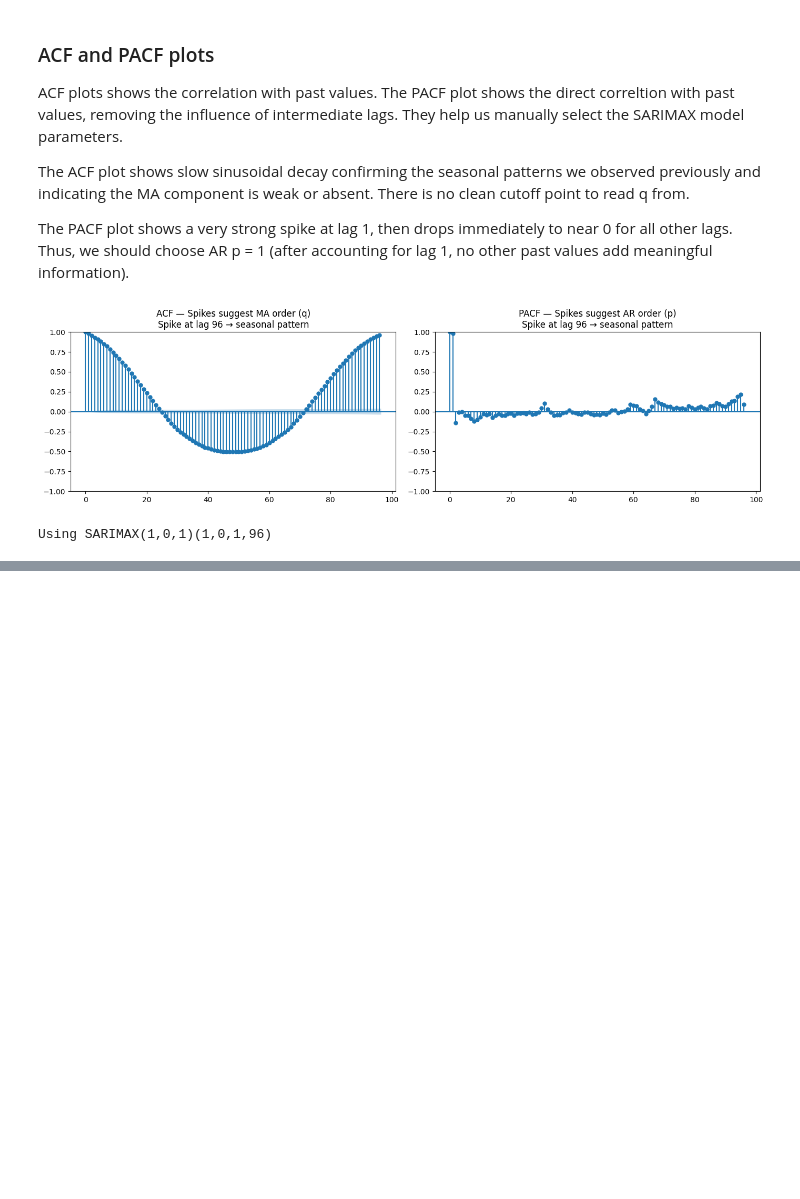
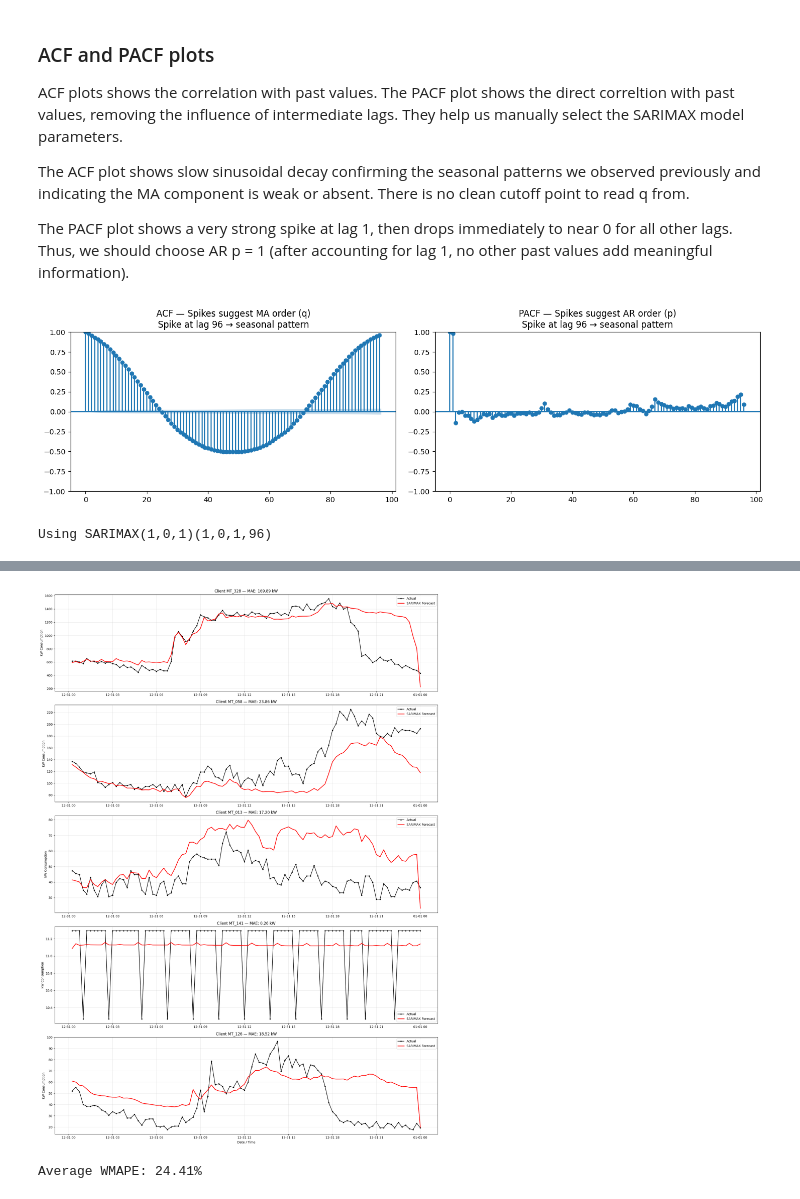
Before and after one commit to lucabarattini/forecasting-electricity, a Jupyter notebook: notebooks/3_sarimax.ipynb, the cells around one changed output, grey strips where cells are left out. Drawn from its saved outputs; the diff is of its cells as text; code cells hidden in the pictures; blank space fills up the shorter version.

```diff
--- a/notebooks/3_sarimax.ipynb
+++ b/notebooks/3_sarimax.ipynb
@@ -186,4 +184,7 @@ Fitting SARIMAX proved computationally expensive due to the combination of high-
 # %%
+import warnings
+warnings.filterwarnings("ignore")
+
 FORECAST_HORIZON = 96
 TRAIN_WEEKS = 2
 
@@ -193,6 +194,7 @@ exog_cols = ['Weekday', 'Hour', 'Is_Weekend', 'Is_Holiday',
 all_maes  = []
 all_rmses = []
 failed_clients = []
+all_predictions = {}
 
 for client_id in sampled_clients:
     print(f"Fitting client {client_id}...", end=" ", flush=True)
@@ -233,6 +235,7 @@ for client_id in sampled_clients:
 
         # Single call — SARIMAX forecast is already recursive internally
         y_pred = result.forecast(steps=FORECAST_HORIZON, exog=exog_test).values
+        all_predictions[client_id] = y_pred  # Add this line after y_pred
 
         mae  = mean_absolute_error(y_test, y_pred)
         rmse = np.sqrt(mean_squared_error(y_test, y_pred))
@@ -251,0 +273,53 @@ print(f"Average RMSE: {np.mean(all_rmses):.4f} kW")
+# %%
+# ---------------------------------------------------------
+# Visualization: Forecast vs Actuals for select clients
+# ---------------------------------------------------------
+vis_clients = [c for c in sampled_clients if c not in failed_clients][:5]
+
+fig, axes = plt.subplots(len(vis_clients), 1, figsize=(18, 5 * len(vis_clients)))
+
+for idx, client_id in enumerate(vis_clients):
+    ax = axes[idx]
+
+    df_client = df_long[df_long['ClientID'] == client_id].copy()
+    df_client = df_client.set_index('Date')
+    df_client.index = pd.to_datetime(df_client.index)
+    df_client = df_client.sort_index()
+
+    y_test = df_client['Consumption'].iloc[-FORECAST_HORIZON:]
+    y_pred = all_predictions[client_id]
+
+    mae = mean_absolute_error(y_test, y_pred)
+
+    ax.plot(y_test.index, y_test.values, label='Actual', color='black', marker='.', linestyle='-')
+    ax.plot(y_test.index, y_pred, label='SARIMAX Forecast', color='red', linewidth=2)
+    ax.set_title(f"Client {client_id} — MAE: {mae:.2f} kW")
+    ax.set_ylabel('kW Consumption')
+    ax.legend()
+    ax.grid(True, alpha=0.3)
+
+axes[-1].set_xlabel('Date / Time')
+plt.tight_layout()
+plt.show()
+# %% [output]
+[figure, added]
+# %%
+# ---------------------------------------------------------
+# WMAPE per client (for fair cross-model comparison)
+# ---------------------------------------------------------
+all_wmapes = []
+
+for client_id, y_pred in all_predictions.items():
+    df_client = df_long[df_long['ClientID'] == client_id].copy()
+    df_client = df_client.set_index('Date')
+    df_client.index = pd.to_datetime(df_client.index)
+    df_client = df_client.sort_index()
+
+    y_test = df_client['Consumption'].iloc[-FORECAST_HORIZON:].values
+    sum_actual = np.sum(y_test)
+    if sum_actual > 0:
+        all_wmapes.append(np.sum(np.abs(y_test - y_pred)) / sum_actual)
+
+print(f"Average WMAPE: {np.mean(all_wmapes):.2%}")
+# %% [output]
+Average WMAPE: 24.41%
```
Also changed, not shown: parts of 3 cells of this notebook, 2 other files.
